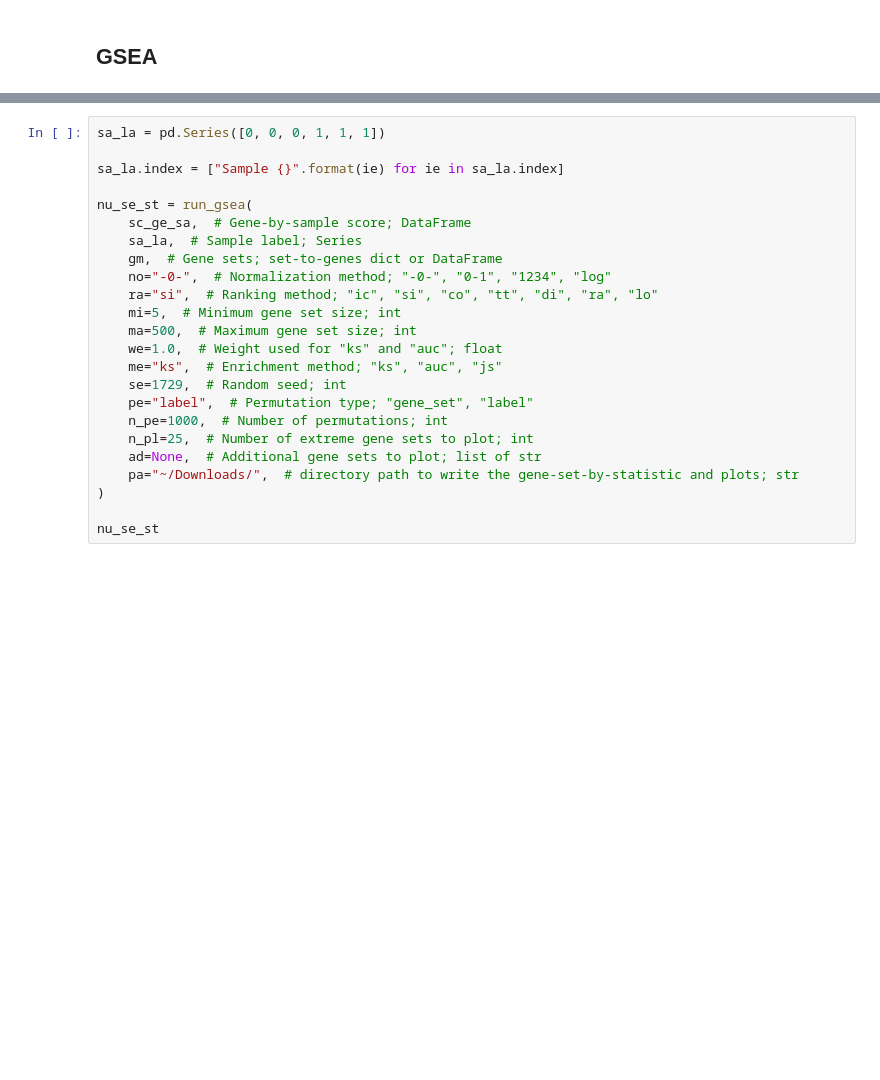
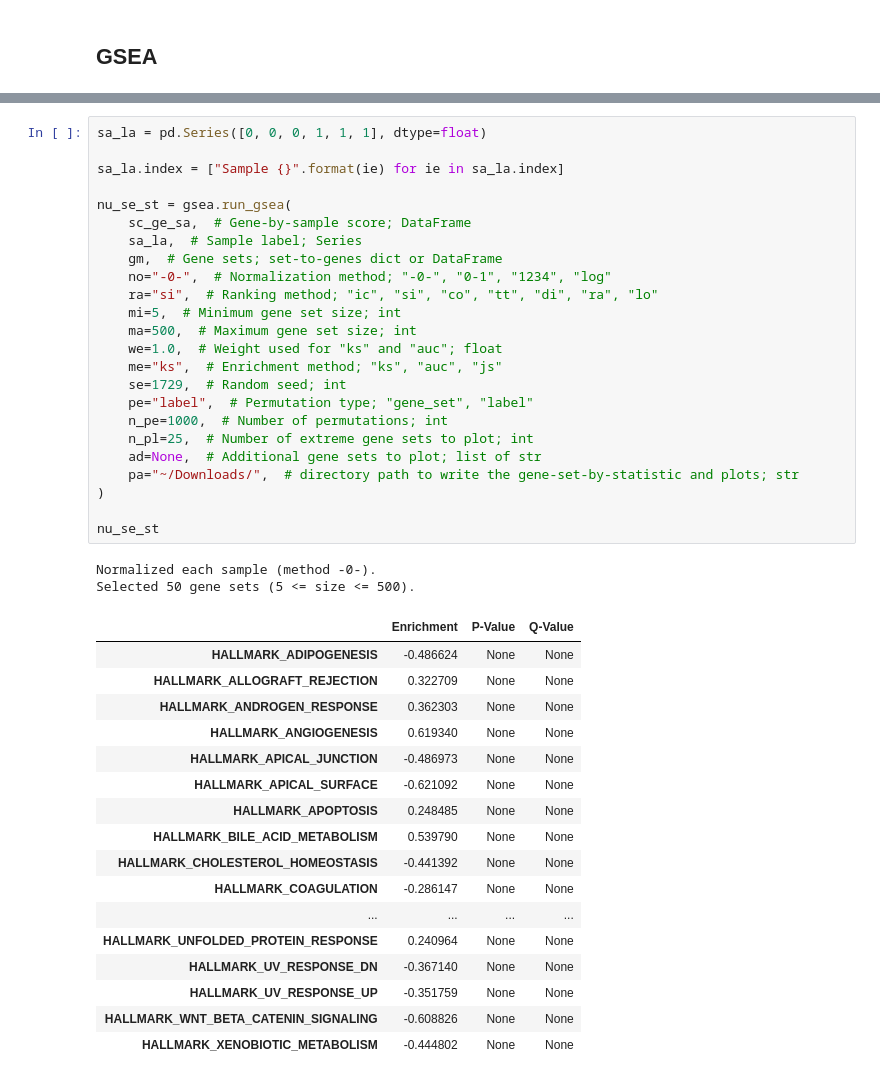
Before and after one commit to KwatME/setenrichment, a Jupyter notebook: nb/example_high_level.ipynb, the cells around one changed output, grey strips where cells are left out. Drawn from its saved outputs; the diff is of its cells as text; blank space fills up the shorter version.

```diff
--- a/nb/example_high_level.ipynb
+++ b/nb/example_high_level.ipynb
@@ -60,24 +131,44 @@ from gsea import run_gsea
 # %%
-sa_la = pd.Series([0, 0, 0, 1, 1, 1])
+sa_la = pd.Series([0, 0, 0, 1, 1, 1], dtype=float)
 
 sa_la.index = ["Sample {}".format(ie) for ie in sa_la.index]
 
-nu_se_st = run_gsea(
+nu_se_st = gsea.run_gsea(
     sc_ge_sa,  # Gene-by-sample score; DataFrame
     sa_la,  # Sample label; Series
     gm,  # Gene sets; set-to-genes dict or DataFrame
     no="-0-",  # Normalization method; "-0-", "0-1", "1234", "log"
     ra="si",  # Ranking method; "ic", "si", "co", "tt", "di", "ra", "lo"
     mi=5,  # Minimum gene set size; int
     ma=500,  # Maximum gene set size; int
     we=1.0,  # Weight used for "ks" and "auc"; float
     me="ks",  # Enrichment method; "ks", "auc", "js"
     se=1729,  # Random seed; int
     pe="label",  # Permutation type; "gene_set", "label"
     n_pe=1000,  # Number of permutations; int
     n_pl=25,  # Number of extreme gene sets to plot; int
     ad=None,  # Additional gene sets to plot; list of str
     pa="~/Downloads/",  # directory path to write the gene-set-by-statistic and plots; str
 )
 
 nu_se_st
+# %% [output]
+Normalized each sample (method -0-).
+Selected 50 gene sets (5 <= size <= 500).
+|  | Enrichment | P-Value | Q-Value |
+| HALLMARK_ADIPOGENESIS | -0.486624 | None | None |
+| HALLMARK_ALLOGRAFT_REJECTION | 0.322709 | None | None |
+| HALLMARK_ANDROGEN_RESPONSE | 0.362303 | None | None |
+| HALLMARK_ANGIOGENESIS | 0.619340 | None | None |
+| HALLMARK_APICAL_JUNCTION | -0.486973 | None | None |
+| HALLMARK_APICAL_SURFACE | -0.621092 | None | None |
+| HALLMARK_APOPTOSIS | 0.248485 | None | None |
+| HALLMARK_BILE_ACID_METABOLISM | 0.539790 | None | None |
+| HALLMARK_CHOLESTEROL_HOMEOSTASIS | -0.441392 | None | None |
+| HALLMARK_COAGULATION | -0.286147 | None | None |
+| ... | ... | ... | ... |
+| HALLMARK_UNFOLDED_PROTEIN_RESPONSE | 0.240964 | None | None |
+| HALLMARK_UV_RESPONSE_DN | -0.367140 | None | None |
+| HALLMARK_UV_RESPONSE_UP | -0.351759 | None | None |
+| HALLMARK_WNT_BETA_CATENIN_SIGNALING | -0.608826 | None | None |
+| HALLMARK_XENOBIOTIC_METABOLISM | -0.444802 | None | None |
```
Also changed, not shown: parts of 8 cells of this notebook, 3 other files.
